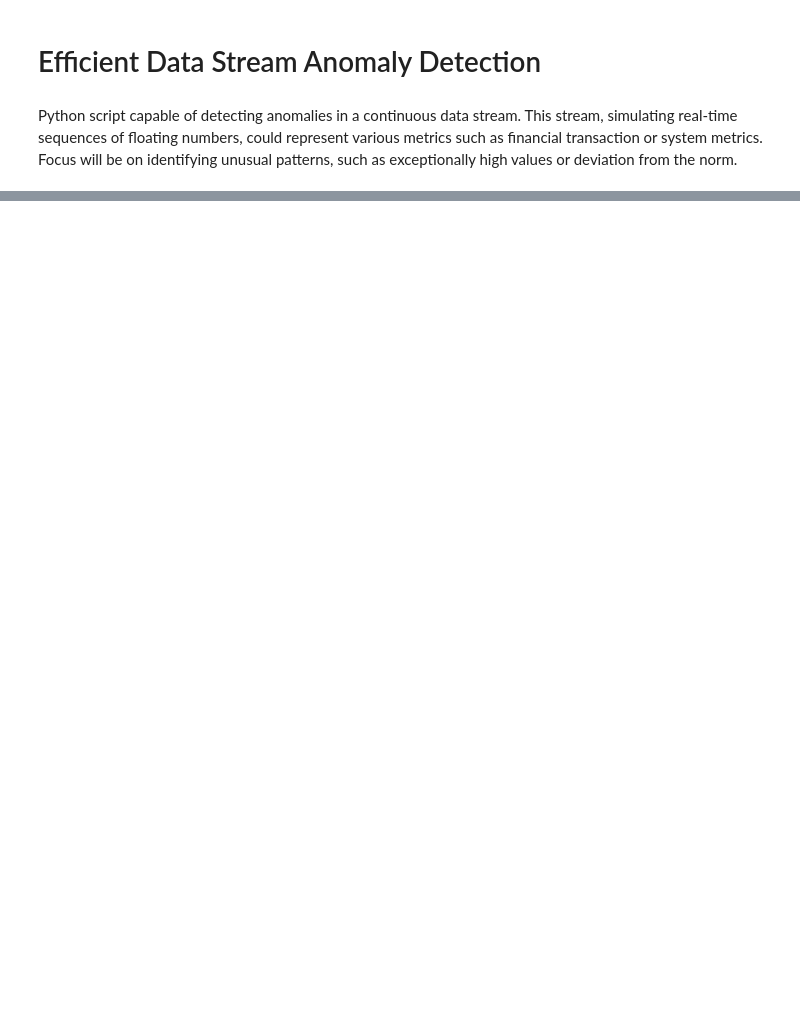
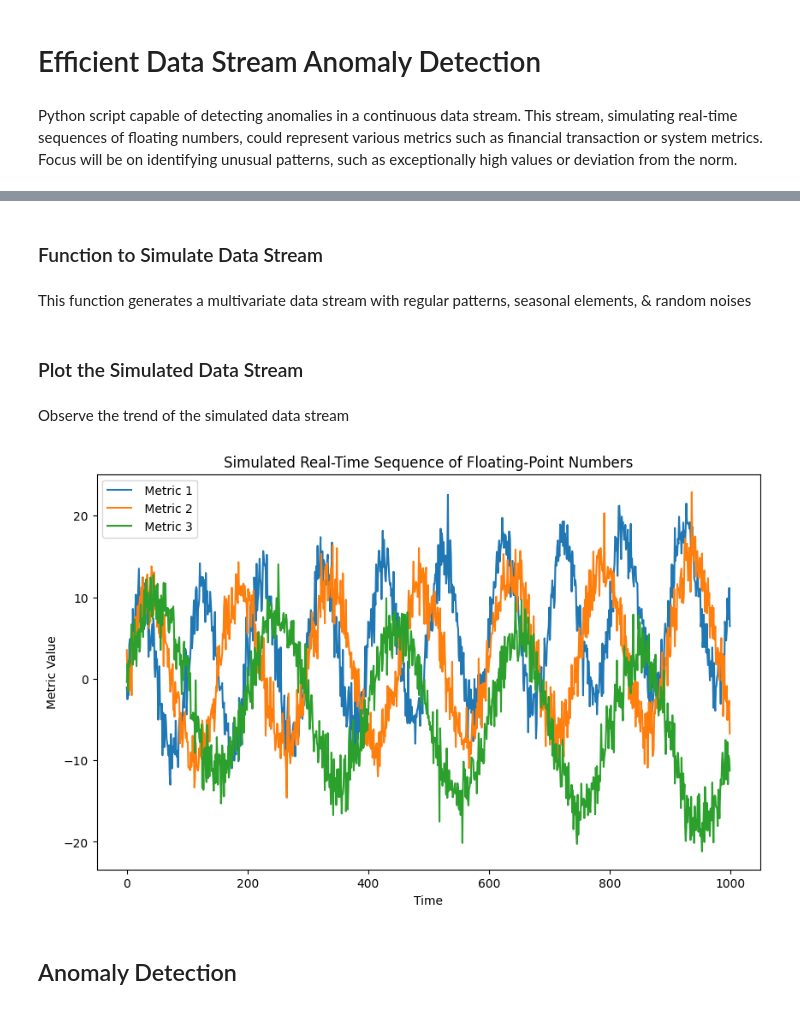
Before and after one commit to haziq2010443/Data-Stream-Anomaly-Detection, a Jupyter notebook: Efficient-Data-Stream-Anomaly-Detection.ipynb, the cells around one changed output, grey strips where cells are left out. Cells and saved outputs as stored; diff of their text form; code cells hidden in the pictures; blank space fills up the shorter version.

Commit message:
Added Real-Time Data Stream Simulation

```diff
--- a/Efficient-Data-Stream-Anomaly-Detection.ipynb
+++ b/Efficient-Data-Stream-Anomaly-Detection.ipynb
@@ -43,0 +39,53 @@ nothing to commit, working tree clean
+# %% [markdown]
+### Function to Simulate Data Stream
+# %% [markdown]
+This function generates a multivariate data stream with regular patterns, seasonal elements, & random noises
+# %%
+def simulate_data_stream(num_points=1000, seasonal_frequency=100, seasonal_amplitude=10, noise_level=2):
+    timestamps = []
+    metric_1 = []
+    metric_2 = []
+    metric_3 = []
+
+    for t in range(num_points):
+        timestamps.append(t)
+
+        metric_1_value = (0.01 * t) + seasonal_amplitude * np.sin(2 * np.pi * t / seasonal_frequency) + np.random.normal(0, noise_level)
+        metric_1.append(metric_1_value)
+
+        metric_2_value = (0.005 * t) + seasonal_amplitude * np.sin(2 * np.pi * t / (seasonal_frequency * 1.5)) + np.random.normal(0, noise_level)
+        metric_2.append(metric_2_value)
+
+        metric_3_value = (-0.008 * t) + seasonal_amplitude * np.sin(2 * np.pi * t / (seasonal_frequency * 2)) + np.random.normal(0, noise_level)
+        metric_3.append(metric_3_value)
+
+        time.sleep(0.01)
+
+    data_stream = pd.DataFrame({
+        'timestamp': timestamps,
+        'metric_1': metric_1,
+        'metric_2': metric_2,
+        'metric_3': metric_3
+    })
+
+    return data_stream
+# %% [markdown]
+### Plot the Simulated Data Stream
+# %% [markdown]
+Observe the trend of the simulated data stream
+# %%
+data_stream = simulate_data_stream()
+
+plt.figure(figsize=(10,6))
+plt.plot(data_stream['timestamp'], data_stream['metric_1'], label=' Metric 1')
+plt.plot(data_stream['timestamp'], data_stream['metric_2'], label=' Metric 2')
+plt.plot(data_stream['timestamp'], data_stream['metric_3'], label=' Metric 3')
+plt.title('Simulated Real-Time Sequence of Floating-Point Numbers')
+plt.xlabel('Time')
+plt.ylabel('Metric Value')
+plt.legend()
+plt.show()
+# %% [output]
+[figure, added]
+# %% [markdown]
+## Anomaly Detection
```
Also changed, not shown: parts of 9 cells of this notebook.
